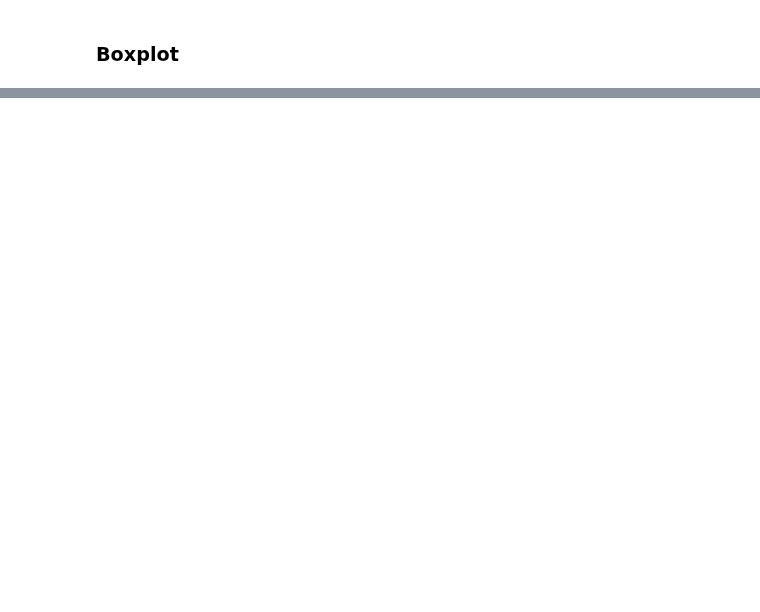
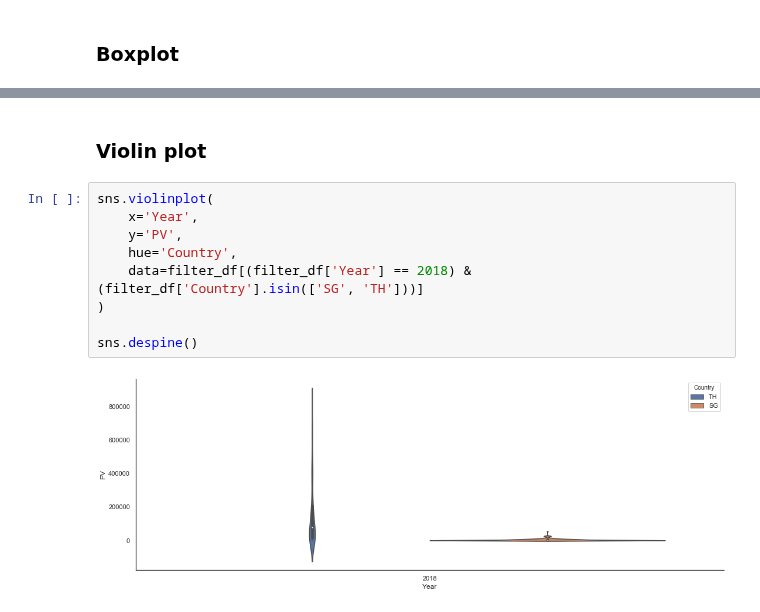
Before and after one commit to khzt2004/Python, a Jupyter notebook: Pandas_Notebook_Reference.ipynb, the cells around one changed output, grey strips where cells are left out. Saved outputs shown, nothing was run; the diff lists cells and outputs as text; blank space fills up the shorter version.

```diff
--- a/Pandas_Notebook_Reference.ipynb
+++ b/Pandas_Notebook_Reference.ipynb
@@ -773,0 +785,13 @@ g = sns.catplot(x="Metric",
+# %% [markdown]
+### Violin plot
+# %%
+sns.violinplot(
+    x='Year',
+    y='PV',
+    hue='Country',
+    data=filter_df[(filter_df['Year'] == 2018) & (filter_df['Country'].isin(['SG', 'TH']))]
+)
+
+sns.despine()
+# %% [output]
+[figure, added]
```
Also changed, not shown: parts of 5 cells of this notebook.
